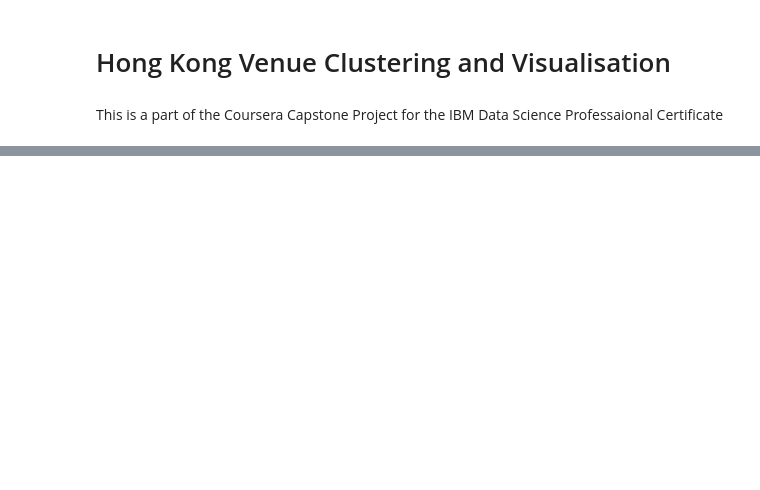
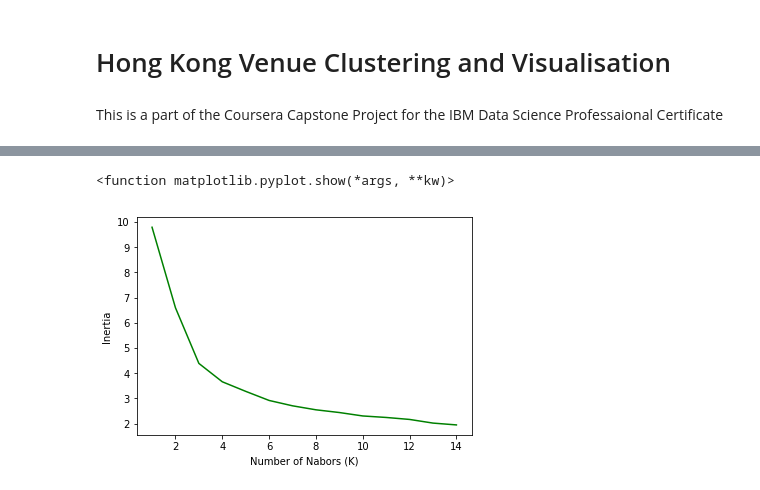
Before and after one commit to dasprasky/Coursera_Capstone, a Jupyter notebook: Hong Kong Clustering and Visualisation.ipynb, the cells around one changed output, grey strips where cells are left out. Drawn from its saved outputs; the diff is of its cells as text; code cells hidden in the pictures; blank space fills up the shorter version.

Commit message:
Hong Kong Clustered

```diff
--- a/Hong Kong Clustering and Visualisation.ipynb
+++ b/Hong Kong Clustering and Visualisation.ipynb
@@ -48,0 +88,4 @@ Solving environment: /
+# %%
+#merge the two dataframes based on 'Postal Code' to create the required table
+results = pd.merge(df_stations, df_coor, on='Station Names')
+results.head()
@@ -48,0 +150,5 @@ Solving environment: /
+# %%
+hk_venues = getNearbyVenues(names=results['Station Names'],
+                                   latitudes=results['Latitude'],
+                                   longitudes=results['Longitude']
+                                  )
@@ -48,0 +192,12 @@ Solving environment: /
+# %%
+# one hot encoding
+hk_onehot = pd.get_dummies(hk_venues[['Venue Category']], prefix="", prefix_sep="")
+
+# add Station column back to dataframe
+hk_onehot['Station'] = hk_venues['Station']
+
+# move Station column to the first column
+fixed_columns = [hk_onehot.columns[-1]] + list(hk_onehot.columns[:-1])
+hk_onehot = hk_onehot[fixed_columns]
+
+hk_onehot.head()
@@ -48,0 +212,3 @@ Solving environment: /
+# %%
+hk_grouped = hk_onehot.groupby('Station').mean().reset_index()
+hk_grouped.head()
@@ -48,0 +259,20 @@ Solving environment: /
+# %%
+
+# dropping the neighbouhood coloumn to prepare for kmeans
+hk_grouped_clustering = hk_grouped.drop('Station', 1)
+
+inertia=[]
+
+for k in range (1,15):
+
+    kmeans = KMeans(n_clusters=k, random_state=0).fit(hk_grouped_clustering)
+    inertia.append(kmeans.inertia_)
+
+# plot : K vs Inertia
+plt.plot(range(1,15),inertia,'g')
+plt.ylabel('Inertia ')
+plt.xlabel('Number of Nabors (K)')
+plt.show
+# %% [output]
+<function matplotlib.pyplot.show(*args, **kw)>
+[figure, added]
```
Also changed, not shown: parts of 34 cells of this notebook.
